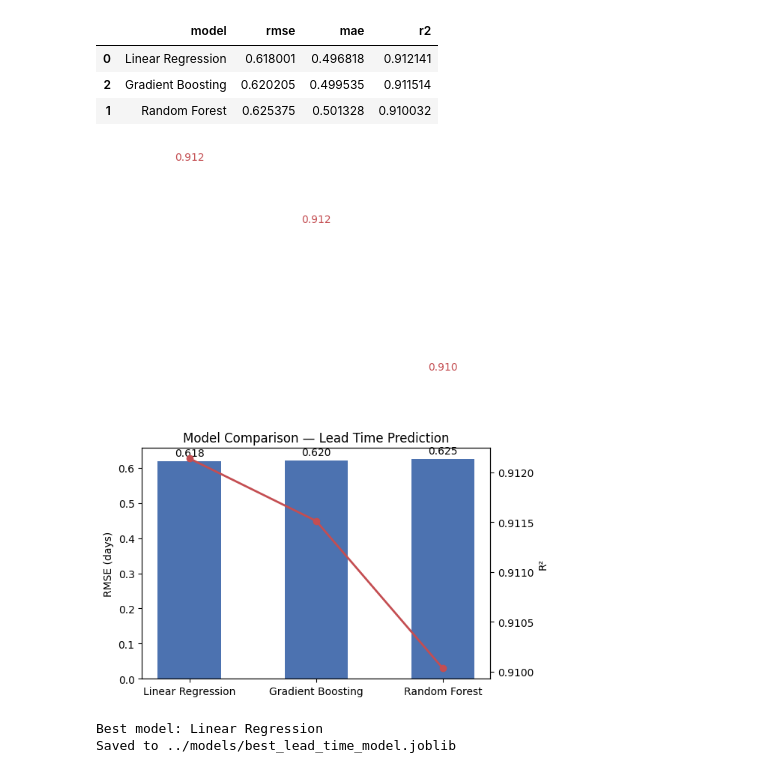
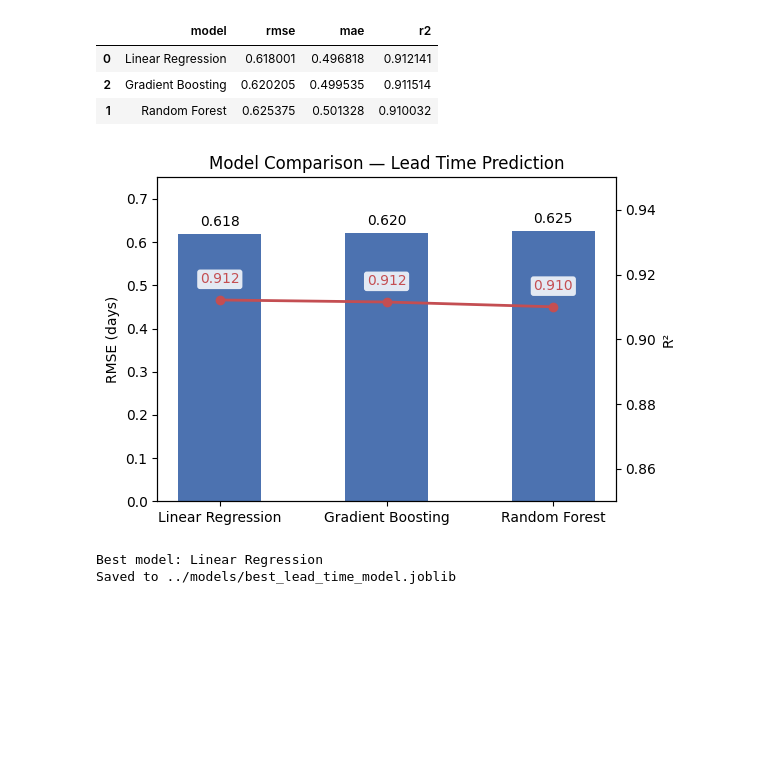
Before and after one commit to sujoy-giri/nessau_candy, a Jupyter notebook: src/model.ipynb, the cells around one changed output. Saved outputs shown, nothing was run; the diff lists cells and outputs as text; code cells hidden in the pictures; blank space fills up the shorter version.

Commit message:
modified figure1

```diff
--- a/src/model.ipynb
+++ b/src/model.ipynb
@@ -99,28 +99,35 @@ results_df
 # %%
 import matplotlib.pyplot as plt
 import numpy as np
 
+plt.close("all")
+
 fig, ax1 = plt.subplots(figsize=(6, 4))
 x = np.arange(len(results_df))
+
 ax1.bar(x, results_df["rmse"], color="#4C72B0", width=0.5)
 ax1.set_ylabel("RMSE (days)")
 ax1.set_xticks(x)
 ax1.set_xticklabels(results_df["model"])
+ax1.set_ylim(0, 0.75)
 for i, v in enumerate(results_df["rmse"]):
-    ax1.text(i, v + 0.015, f"{v:.3f}", ha="center", fontsize=10)
+    ax1.text(i, v + 0.02, f"{v:.3f}", ha="center", fontsize=10)
 
 ax2 = ax1.twinx()
-ax2.plot(x, results_df["r2"], color="#C44E52", marker="o", linewidth=2)
+ax2.plot(x, results_df["r2"], color="#C44E52", marker="o", linewidth=2, zorder=3)
 ax2.set_ylabel("R²")
+ax2.set_ylim(0.85, 0.95)
 for i, v in enumerate(results_df["r2"]):
-    ax2.text(i, v + 0.003, f"{v:.3f}", ha="center", fontsize=10, color="#C44E52")
+    ax2.annotate(f"{v:.3f}", xy=(i, v), xytext=(0, 12), textcoords="offset points",
+                 ha="center", fontsize=10, color="#C44E52",
+                 bbox=dict(boxstyle="round,pad=0.2", facecolor="white", edgecolor="none", alpha=0.85))
 
 ax1.set_title("Model Comparison — Lead Time Prediction")
 fig.tight_layout()
 plt.savefig("../outputs/fig1_model_comparison.png", dpi=150)
 plt.show()
 # %% [output]
-[figure, old version]
+[figure, new version]
 # %%
 best_name = results_df.iloc[0]["model"]
 best_pipeline = fitted_pipelines[best_name]
```
